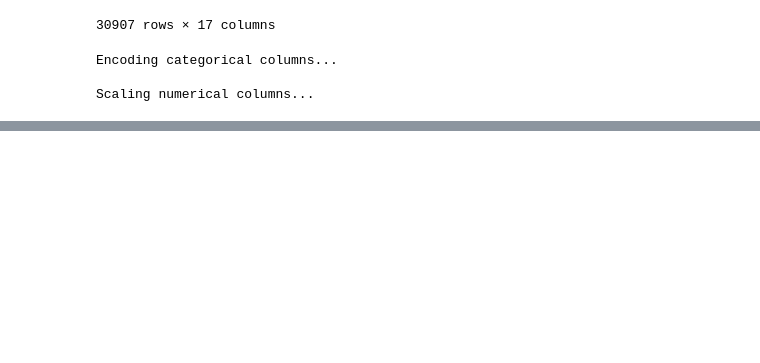
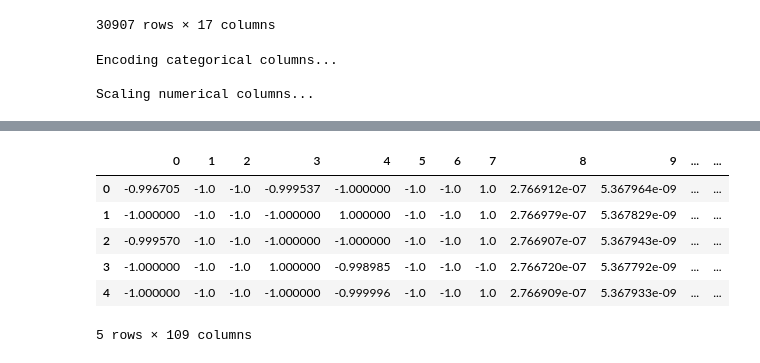
Before and after one commit to EdenYavin/Tabular-Cloud-ML, a Jupyter notebook: notebooks/pipeline.ipynb, the cells around one changed output, grey strips where cells are left out. Saved outputs shown, nothing was run; the diff lists cells and outputs as text; code cells hidden in the pictures; blank space fills up the shorter version.

```diff
--- a/notebooks/pipeline.ipynb
+++ b/notebooks/pipeline.ipynb
@@ -582,0 +675,15 @@ Epoch 25/100
+# %%
+rows = []
+for embed, pred, label in zip(X_test_embed, test_preds, y_test):
+    rows.append(np.hstack([embed, pred, np.vstack([label])]))
+
+test_df = pd.DataFrame(np.vstack(rows))
+test_df.head()
+# %% [output]
+|  | 0 | 1 | 2 | 3 | 4 | 5 | 6 | 7 | 8 | 9 | ... | ... |
+| 0 | -0.996705 | -1.0 | -1.0 | -0.999537 | -1.000000 | -1.0 | -1.0 | 1.0 | 2.766912e-07 | 5.367964e-09 | ... | ... |
+| 1 | -1.000000 | -1.0 | -1.0 | -1.000000 | 1.000000 | -1.0 | -1.0 | 1.0 | 2.766979e-07 | 5.367829e-09 | ... | ... |
+| 2 | -0.999570 | -1.0 | -1.0 | -1.000000 | -1.000000 | -1.0 | -1.0 | 1.0 | 2.766907e-07 | 5.367943e-09 | ... | ... |
+| 3 | -1.000000 | -1.0 | -1.0 | 1.000000 | -0.998985 | -1.0 | -1.0 | -1.0 | 2.766720e-07 | 5.367792e-09 | ... | ... |
+| 4 | -1.000000 | -1.0 | -1.0 | -1.000000 | -0.999996 | -1.0 | -1.0 | 1.0 | 2.766909e-07 | 5.367933e-09 | ... | ... |
+5 rows × 109 columns
```
Also changed, not shown: parts of 34 cells of this notebook, 1 other file.
